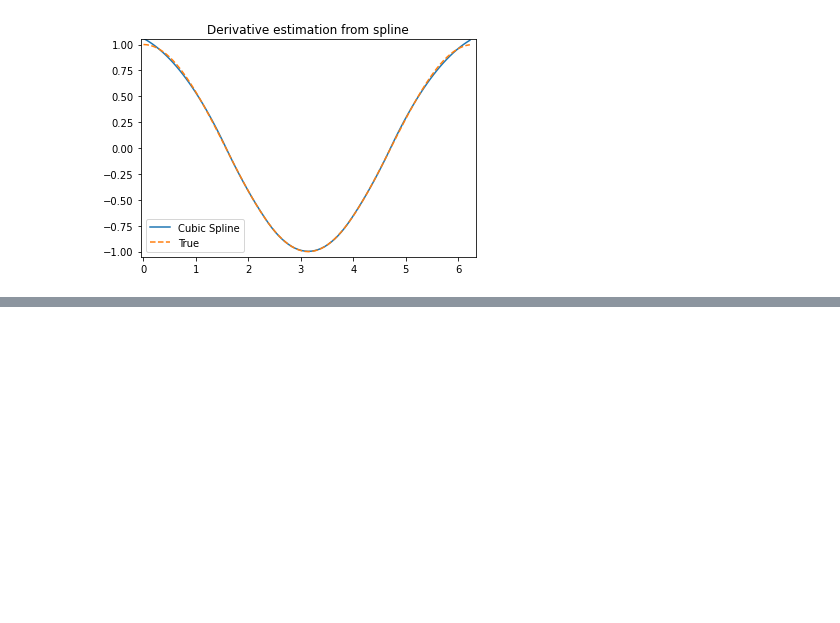
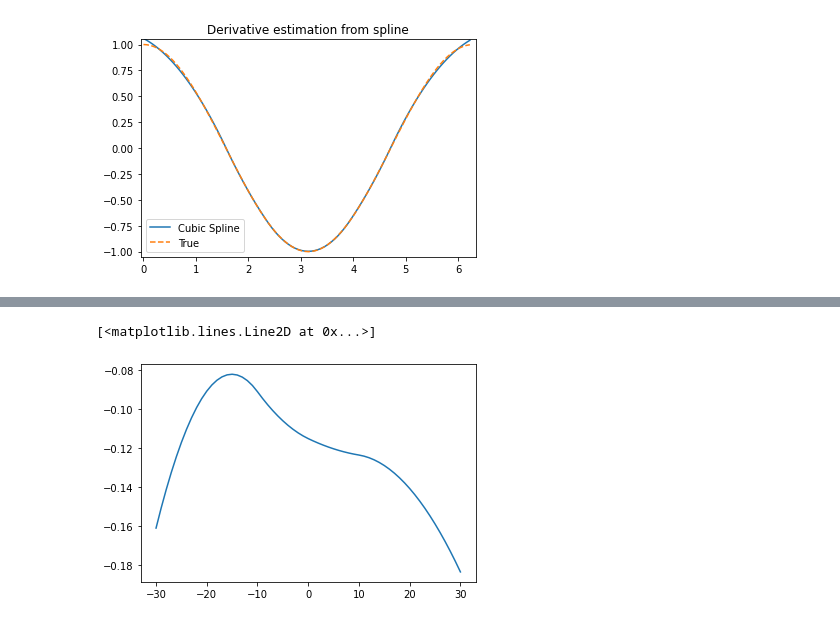
Before and after one commit to Pranshu-S/Baja-NITK-Racing, a Jupyter notebook: Graph-analysis/Test.ipynb, the cells around one changed output, grey strips where cells are left out. Saved outputs shown, nothing was run; the diff lists cells and outputs as text; code cells hidden in the pictures; blank space fills up the shorter version.

```diff
--- a/Graph-analysis/Test.ipynb
+++ b/Graph-analysis/Test.ipynb
@@ -45,0 +66,7 @@ plt.show()
+# %%
+yder = interpolate.splev(test_x, tck, der=1)
+plt.figure()
+plt.plot(test_x, yder)
+# %% [output]
+[<matplotlib.lines.Line2D at 0x...>]
+[figure, added]
```
Also changed, not shown: parts of 5 cells of this notebook.
